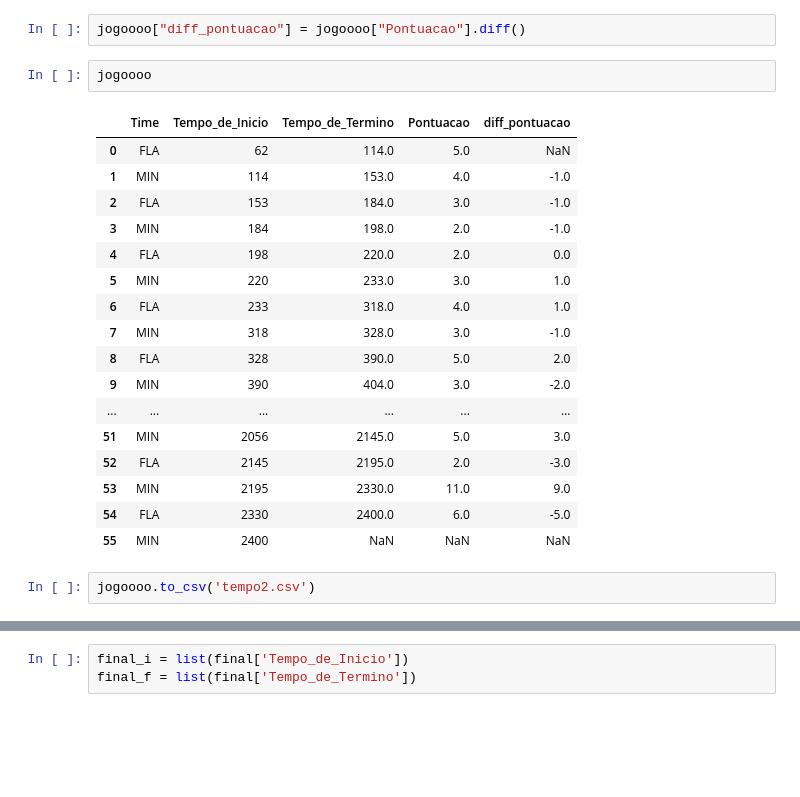
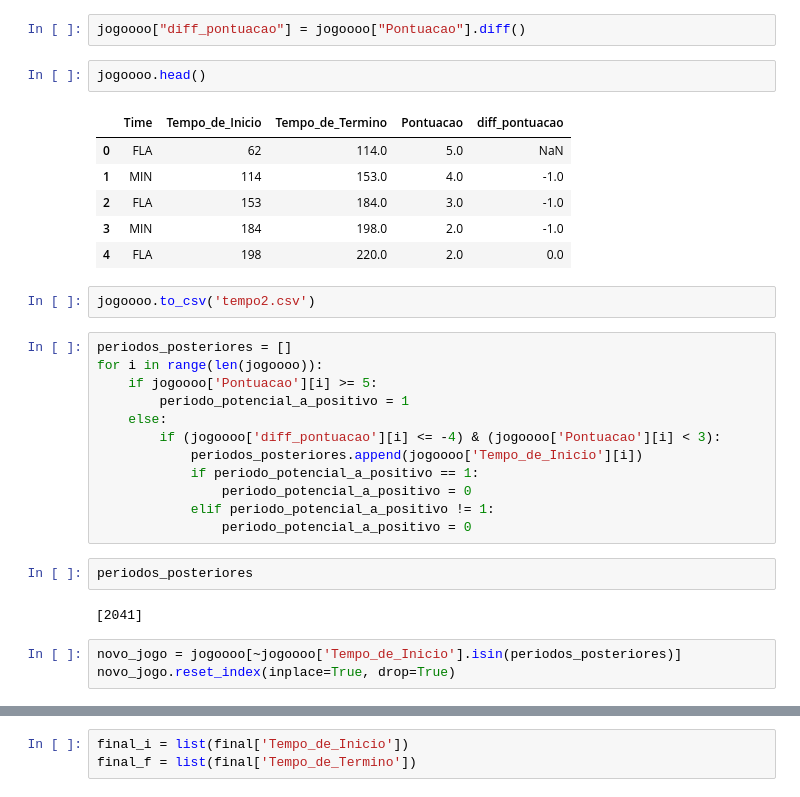
Before and after one commit to Rafael-Prochnow/Analise-descritiva-para-um-time, a Jupyter notebook: Jogada_Jogada.ipynb, the cells around one changed output, grey strips where cells are left out. Drawn from its saved outputs; the diff is of its cells as text; blank space fills up the shorter version.

Commit message:
Add files via upload
períodos positivos dos times com alteração da posse que apresenta interferência mínima

```diff
--- a/Jogada_Jogada.ipynb
+++ b/Jogada_Jogada.ipynb
@@ -421,24 +421,32 @@ jogoooo.sort_values(by='Tempo_de_Inicio', ignore_index=True, inplace=True)
 # %%
 jogoooo["diff_pontuacao"] = jogoooo["Pontuacao"].diff()
 # %%
-jogoooo
+jogoooo.head()
 # %% [output]
 |  | Time | Tempo_de_Inicio | Tempo_de_Termino | Pontuacao | diff_pontuacao |
 | 0 | FLA | 62 | 114.0 | 5.0 | NaN |
 | 1 | MIN | 114 | 153.0 | 4.0 | -1.0 |
 | 2 | FLA | 153 | 184.0 | 3.0 | -1.0 |
 | 3 | MIN | 184 | 198.0 | 2.0 | -1.0 |
 | 4 | FLA | 198 | 220.0 | 2.0 | 0.0 |
-| 5 | MIN | 220 | 233.0 | 3.0 | 1.0 |
-| 6 | FLA | 233 | 318.0 | 4.0 | 1.0 |
-| 7 | MIN | 318 | 328.0 | 3.0 | -1.0 |
-| 8 | FLA | 328 | 390.0 | 5.0 | 2.0 |
-| 9 | MIN | 390 | 404.0 | 3.0 | -2.0 |
-| ... | ... | ... | ... | ... | ... |
-| 51 | MIN | 2056 | 2145.0 | 5.0 | 3.0 |
-| 52 | FLA | 2145 | 2195.0 | 2.0 | -3.0 |
-| 53 | MIN | 2195 | 2330.0 | 11.0 | 9.0 |
-| 54 | FLA | 2330 | 2400.0 | 6.0 | -5.0 |
-| 55 | MIN | 2400 | NaN | NaN | NaN |
 # %%
 jogoooo.to_csv('tempo2.csv')
+# %%
+periodos_posteriores = []
+for i in range(len(jogoooo)):
+    if jogoooo['Pontuacao'][i] >= 5:
+        periodo_potencial_a_positivo = 1
+    else:
+        if (jogoooo['diff_pontuacao'][i] <= -4) & (jogoooo['Pontuacao'][i] < 3):
+            periodos_posteriores.append(jogoooo['Tempo_de_Inicio'][i])
+            if periodo_potencial_a_positivo == 1:
+                periodo_potencial_a_positivo = 0
+            elif periodo_potencial_a_positivo != 1:
+                periodo_potencial_a_positivo = 0
+# %%
+periodos_posteriores
+# %% [output]
+[2041]
+# %%
+novo_jogo = jogoooo[~jogoooo['Tempo_de_Inicio'].isin(periodos_posteriores)]
+novo_jogo.reset_index(inplace=True, drop=True)
```
Also changed, not shown: parts of 14 cells of this notebook, 1 other file.
